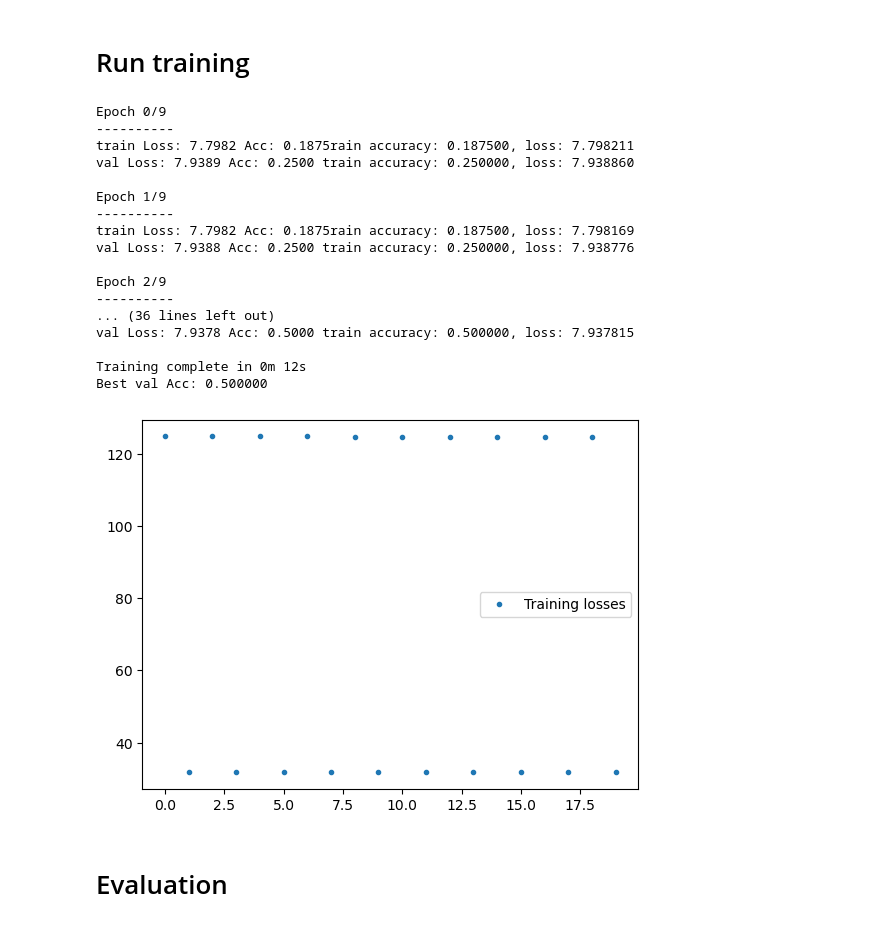
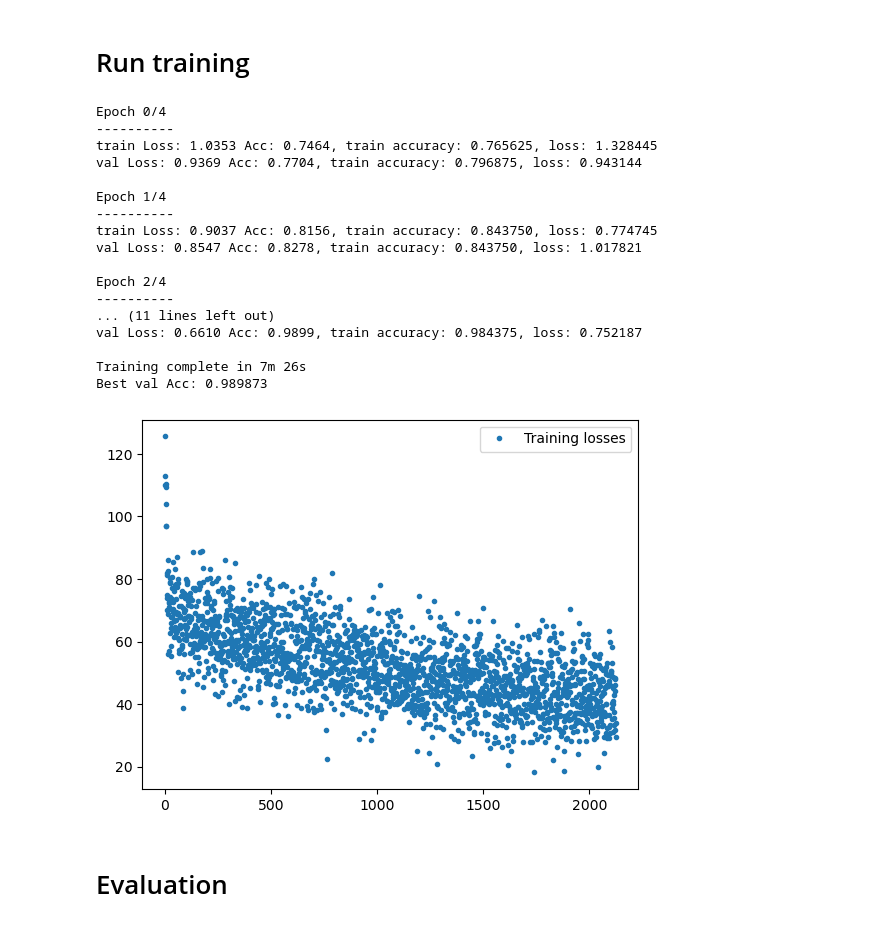
Before and after one commit to FranzSw/7-vs-capsule, a Jupyter notebook: src/classification.ipynb, the cells around one changed output. Saved outputs shown, nothing was run; the diff lists cells and outputs as text; code cells hidden in the pictures.

Commit message:
Change optimizer to Adam

```diff
--- a/src/classification.ipynb
+++ b/src/classification.ipynb
@@ -43,13 +43,13 @@ postprocess = transforms.Compose([
     transforms.Grayscale()
 ])
 ds = LungPetCtDxDataset(post_normalize_transform=postprocess,
-    exclude_classes=[all_class_names[1],all_class_names[2]], normalize=True, max_size=1)
+    exclude_classes=[all_class_names[1],all_class_names[2]], normalize=True)
 
 
-trainSet, valSet = ds,ds#random_split(ds, [0.8, 0.2])
+trainSet, valSet = random_split(ds, [0.8, 0.2])
 dataloaders = {
-    "train": torch.utils.data.DataLoader(trainSet, batch_size=1, shuffle=True, num_workers=4),
-    "val": torch.utils.data.DataLoader(valSet, batch_size=1, shuffle=True, num_workers=4)
+    "val": torch.utils.data.DataLoader(valSet, batch_size=64, shuffle=True, num_workers=8),
+    "train": torch.utils.data.DataLoader(trainSet, batch_size=64, shuffle=True, num_workers=8),
 }
 num_classes = len(ds.class_names)
 dataset_sizes = {"train": len(trainSet),"val": len(valSet)}
@@ -61,7 +59,7 @@ AttributeError: 'LungPetCtDxDataset' object has no attribute 'filtered_subjects'
 from capsule_net import CapsNet
 from capsnet_config import Config
 
-config = Config(cnn_in_channels=1,reconstruction_loss_factor=10, dc_num_capsules=num_classes)
+config = Config(cnn_in_channels=1,reconstruction_loss_factor=1, dc_num_capsules=num_classes)
 model = CapsNet(config)
 
 start_wandb_run(config)
@@ -99,7 +97,7 @@ from plot import refreshPlot
 def predicted_indices_from_outputs(outputs):
     classes = torch.sqrt((outputs ** 2).sum(2))
     _, max_length_indices = classes.max(dim=1)
-    return torch.squeeze(max_length_indices)
+    return torch.squeeze(max_length_indices, -1)
 
 
 def train_model(model, criterion, optimizer, scheduler, num_epochs=25):
@@ -199,7 +197,7 @@ def train_model(model, criterion, optimizer, scheduler, num_epochs=25):
 criterion = nn.CrossEntropyLoss()
 
 # Observe that all parameters are being optimized
-optimizer_ft = optim.SGD(model.parameters(), lr=0.001, momentum=0.9)
+optimizer_ft = optim.Adam(model.parameters(), lr=0.01)
 
 # Decay LR by a factor of 0.1 every 7 epochs
 exp_lr_scheduler = lr_scheduler.StepLR(optimizer_ft, step_size=7, gamma=0.1)
@@ -207,26 +205,26 @@ exp_lr_scheduler = lr_scheduler.StepLR(optimizer_ft, step_size=7, gamma=0.1)
 # Run training
 # %%
 model = train_model(model, criterion, optimizer_ft, exp_lr_scheduler,
-                       num_epochs=1000)
+                       num_epochs=5)
 # %% [output]
-Epoch 0/9
+Epoch 0/4
 ----------
-train Loss: 7.7982 Acc: 0.1875rain accuracy: 0.187500, loss: 7.798211
-val Loss: 7.9389 Acc: 0.2500 train accuracy: 0.250000, loss: 7.938860
+train Loss: 1.0353 Acc: 0.7464, train accuracy: 0.765625, loss: 1.328445
+val Loss: 0.9369 Acc: 0.7704, train accuracy: 0.796875, loss: 0.943144
 
-Epoch 1/9
+Epoch 1/4
 ----------
-train Loss: 7.7982 Acc: 0.1875rain accuracy: 0.187500, loss: 7.798169
-val Loss: 7.9388 Acc: 0.2500 train accuracy: 0.250000, loss: 7.938776
+train Loss: 0.9037 Acc: 0.8156, train accuracy: 0.843750, loss: 0.774745
+val Loss: 0.8547 Acc: 0.8278, train accuracy: 0.843750, loss: 1.017821
 
-Epoch 2/9
+Epoch 2/4
 ----------
-... (36 lines left out)
-val Loss: 7.9378 Acc: 0.5000 train accuracy: 0.500000, loss: 7.937815
+... (11 lines left out)
+val Loss: 0.6610 Acc: 0.9899, train accuracy: 0.984375, loss: 0.752187
 
-Training complete in 0m 12s
-Best val Acc: 0.500000
+Training complete in 7m 26s
+Best val Acc: 0.989873
-[figure, old version]
+[figure, new version]
 # %% [markdown]
 # Evaluation
 # %%
```
Also changed, not shown: parts of 4 cells of this notebook, 1 other file.
